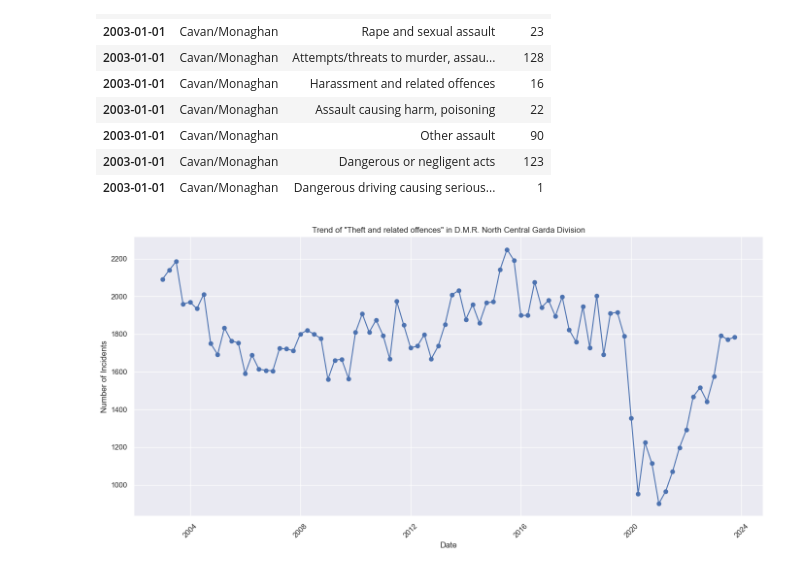
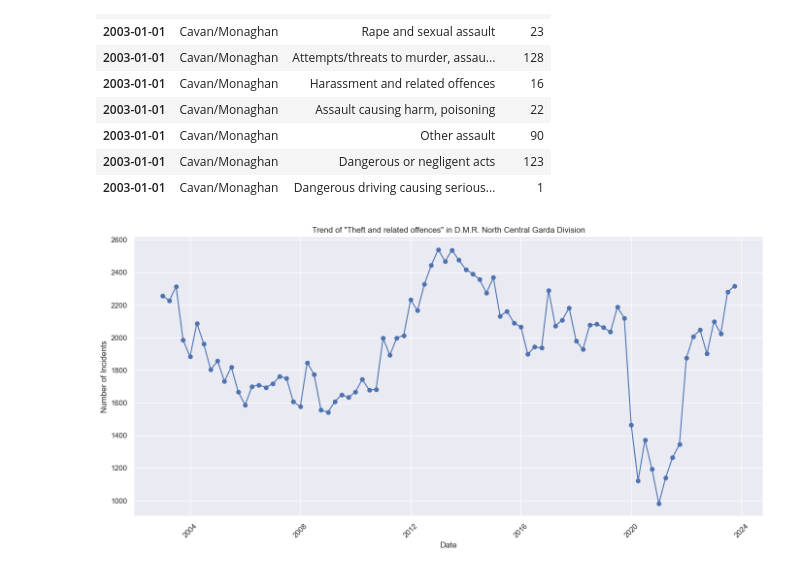
Before and after one commit to caio-moliveira/crime-prediction-using-forecasting-models, a Jupyter notebook: Capstone Project.ipynb, the cells around one changed output. Cells and saved outputs as stored; diff of their text form; code cells hidden in the pictures.

```diff
--- a/Capstone Project.ipynb
+++ b/Capstone Project.ipynb
@@ -302,23 +303,23 @@ data.head(10)
 # %%
 # Filter the data for "Theft from person" crimes in "D.M.R. North Central Garda Division"
 theft_from_person_data = data[
     (data['Offence'] == 'Theft and related offences') &
-    (data['Garda Division'] == 'D.M.R. North Central')
+    (data['Garda Division'] == 'D.M.R. South Central')
 ]
 
 
 # Plotting the line graph
 plt.figure(figsize=(14, 7))
 plt.plot(theft_from_person_data.index, theft_from_person_data['Crime'], marker='o', linestyle='-', color='b')
 plt.title('Trend of "Theft and related offences" in D.M.R. North Central Garda Division')
 plt.xlabel('Date')
 plt.ylabel('Number of Incidents')
 plt.grid(True)
 plt.xticks(rotation=45)
 plt.tight_layout()
 plt.show()
 # %% [output]
-[figure, old version]
+[figure, new version]
 # %%
 theft_from_person_data.drop(columns =['Garda Division', 'Offence'], inplace=True)
 # %%
```
Also changed, not shown: parts of 31 cells of this notebook.
